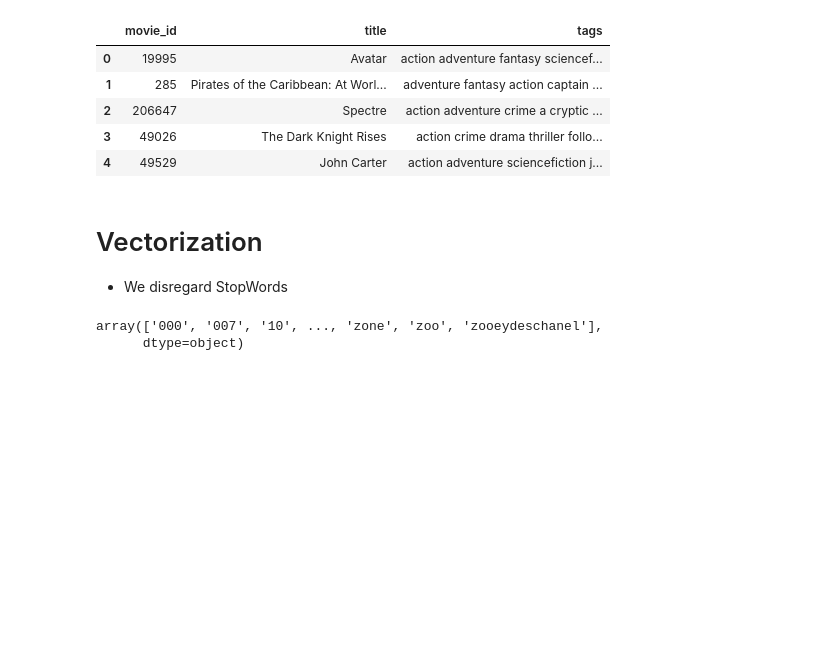
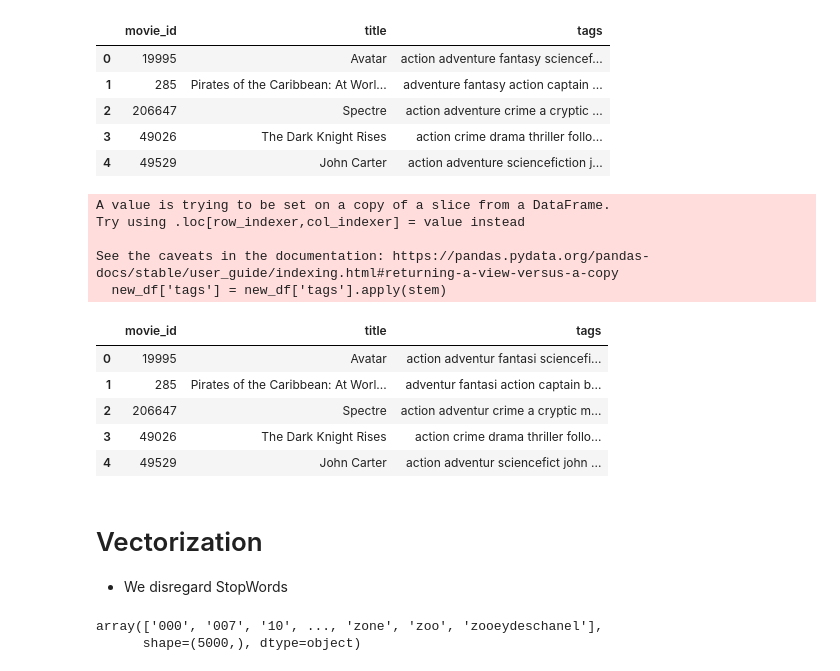
Before and after one commit to EMP-Kritazya/Machine-Learning-Projects, a Jupyter notebook: movie-recommender-system/app.ipynb, the cells around one changed output. Cells and saved outputs as stored; diff of their text form; code cells hidden in the pictures; blank space fills up the shorter version.

```diff
--- a/movie-recommender-system/app.ipynb
+++ b/movie-recommender-system/app.ipynb
@@ -6,6 +4,6 @@ ModuleNotFoundError: No module named 'pandas'
 # %%
-movies = pd.read_csv('tmdb_5000_movies.csv')
-credits = pd.read_csv('tmdb_5000_credits.csv')
+movies = pd.read_csv('/Users/kritazyaupreti/Desktop/missionKrX/ML/Machine-Learning-Projects/movie-recommender-system/DataSets/tmdb_5000_movies.csv')
+credits = pd.read_csv('/Users/kritazyaupreti/Desktop/missionKrX/ML/Machine-Learning-Projects/movie-recommender-system/DataSets/tmdb_5000_credits.csv')
 # %%
 movies.head()
 # %% [output]
@@ -189,3 +189,30 @@ new_df.head()
+# %%
+from nltk.stem.porter import PorterStemmer
+ps = PorterStemmer()
+# %%
+def stem(text):
+    y = []
+    for i in text.split():
+        y.append(ps.stem(i))
+
+    return " ".join(y)
+# %%
+new_df['tags'] = new_df['tags'].apply(stem)
+# %% [output]
+A value is trying to be set on a copy of a slice from a DataFrame.
+Try using .loc[row_indexer,col_indexer] = value instead
+
+See the caveats in the documentation: https://pandas.pydata.org/pandas-docs/stable/user_guide/indexing.html#returning-a-view-versus-a-copy
+  new_df['tags'] = new_df['tags'].apply(stem)
+# %%
+new_df.head()
+# %% [output]
+|  | movie_id | title | tags |
+| 0 | 19995 | Avatar | action adventur fantasi sciencefi... |
+| 1 | 285 | Pirates of the Caribbean: At Worl... | adventur fantasi action captain b... |
+| 2 | 206647 | Spectre | action adventur crime a cryptic m... |
+| 3 | 49026 | The Dark Knight Rises | action crime drama thriller follo... |
+| 4 | 49529 | John Carter | action adventur sciencefict john ... |
 # %% [markdown]
 # Vectorization
 * We disregard StopWords
@@ -199,4 +226,4 @@ vectors = cv.fit_transform(new_df['tags']).toarray()
 cv.get_feature_names_out()
 # %% [output]
 array(['000', '007', '10', ..., 'zone', 'zoo', 'zooeydeschanel'],
-      dtype=object)
+      shape=(5000,), dtype=object)
```
Also changed, not shown: parts of 10 cells of this notebook.
